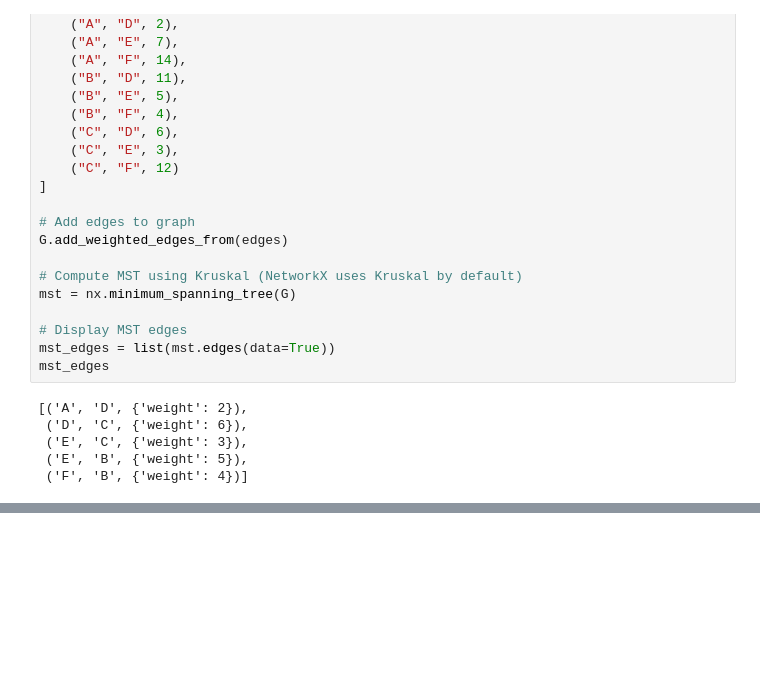
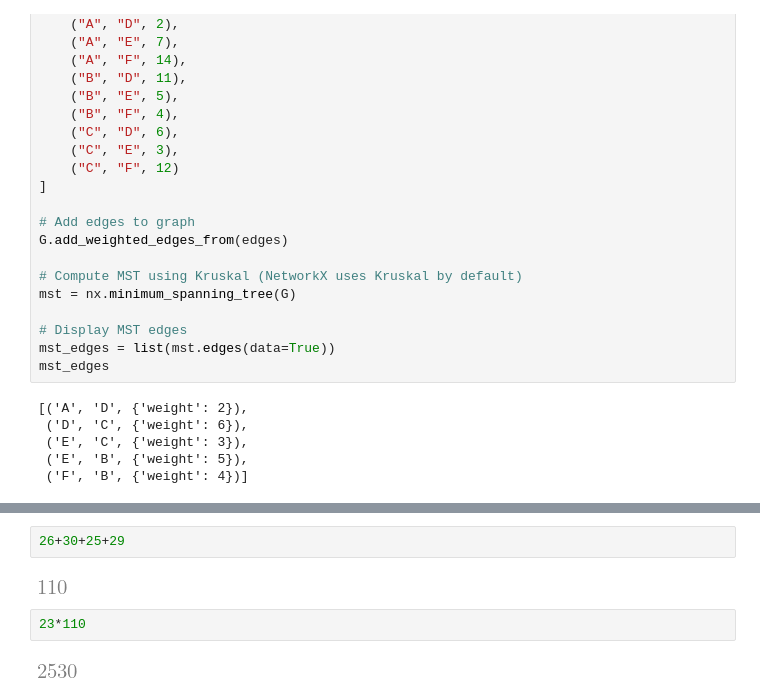
Before and after one commit to timpark99/timpark99.github.io, a Jupyter notebook: msds400/final_practice.ipynb, the cells around one changed output, grey strips where cells are left out. Saved outputs shown, nothing was run; the diff lists cells and outputs as text; blank space fills up the shorter version.

```diff
--- a/msds400/final_practice.ipynb
+++ b/msds400/final_practice.ipynb
@@ -521,0 +705,8 @@ mst_edges
+# %%
+26+30+25+29
+# %% [output]
+[figure, added]
+# %%
+23*110
+# %% [output]
+[figure, added]
```
Also changed, not shown: parts of 14 cells of this notebook, 14 other files.
